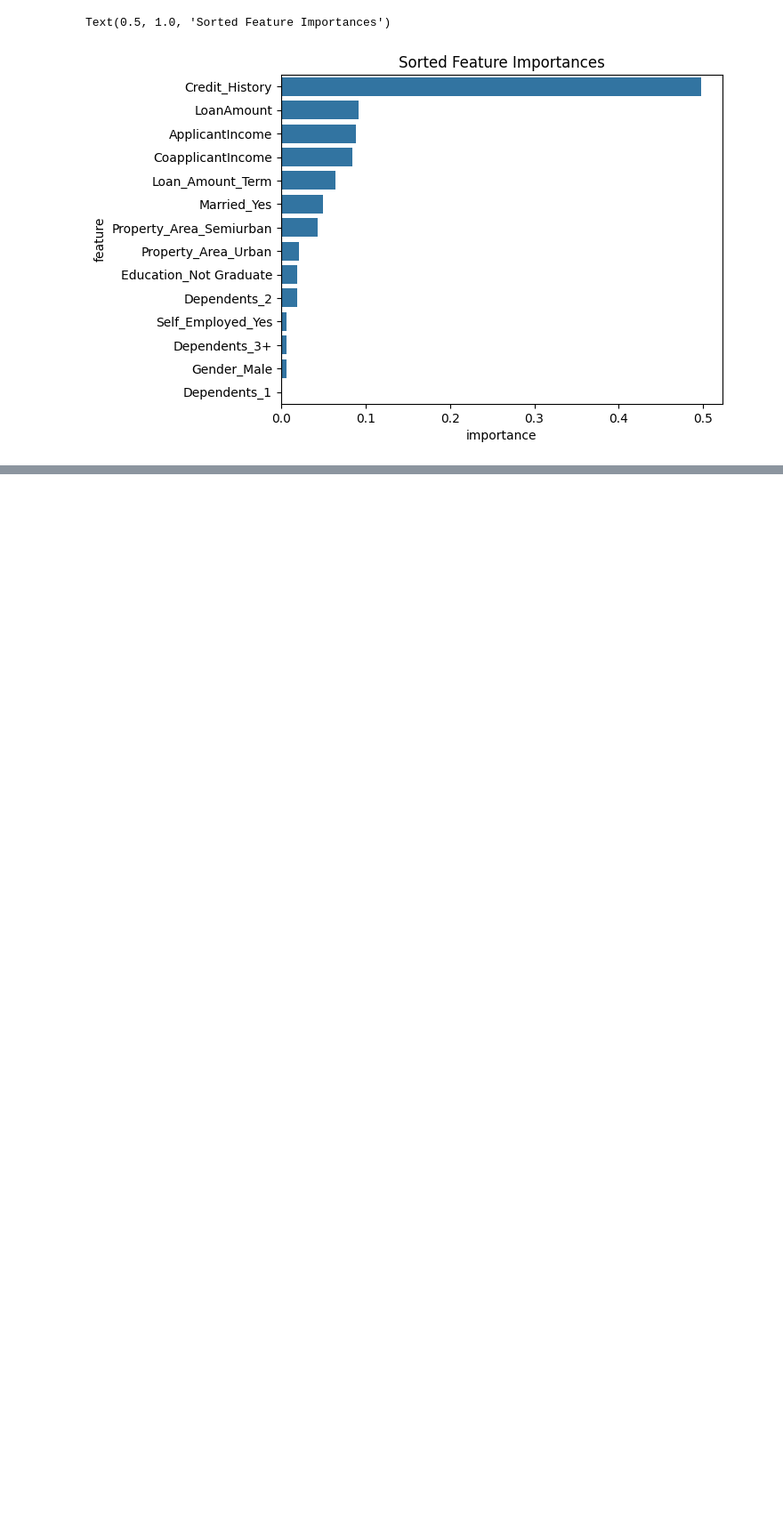
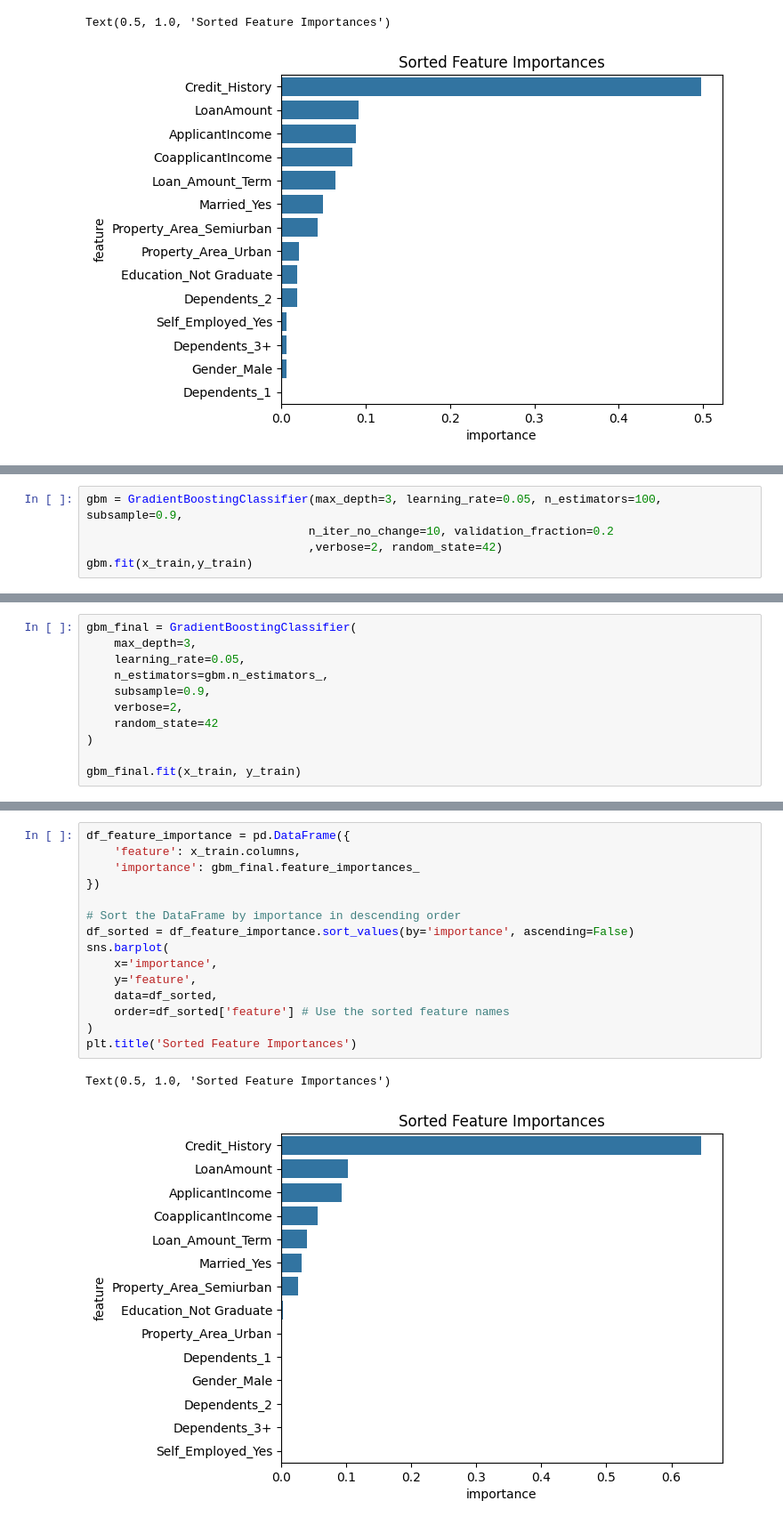
Before and after one commit to EdwinVivek/ML-hands-on-notebooks, a Jupyter notebook: Tree and Ensemble/tree_classification.ipynb, the cells around one changed output, grey strips where cells are left out. Shown at 89% size. Drawn from its saved outputs; the diff is of its cells as text; blank space fills up the shorter version.

```diff
--- a/Tree and Ensemble/tree_classification.ipynb
+++ b/Tree and Ensemble/tree_classification.ipynb
@@ -1079,0 +1085,5 @@ Text(0.5, 1.0, 'Sorted Feature Importances')
+# %%
+gbm = GradientBoostingClassifier(max_depth=3, learning_rate=0.05, n_estimators=100, subsample=0.9,
+                                n_iter_no_change=10, validation_fraction=0.2
+                                ,verbose=2, random_state=42)
+gbm.fit(x_train,y_train)
@@ -1079,0 +1243,11 @@ Text(0.5, 1.0, 'Sorted Feature Importances')
+# %%
+gbm_final = GradientBoostingClassifier(
+    max_depth=3,
+    learning_rate=0.05,
+    n_estimators=gbm.n_estimators_,
+    subsample=0.9,
+    verbose=2,
+    random_state=42
+)
+
+gbm_final.fit(x_train, y_train)
@@ -1079,0 +1278,18 @@ Text(0.5, 1.0, 'Sorted Feature Importances')
+# %%
+df_feature_importance = pd.DataFrame({
+    'feature': x_train.columns,
+    'importance': gbm_final.feature_importances_
+})
+
+# Sort the DataFrame by importance in descending order
+df_sorted = df_feature_importance.sort_values(by='importance', ascending=False)
+sns.barplot(
+    x='importance',
+    y='feature',
+    data=df_sorted,
+    order=df_sorted['feature'] # Use the sorted feature names
+)
+plt.title('Sorted Feature Importances')
+# %% [output]
+Text(0.5, 1.0, 'Sorted Feature Importances')
+[figure, added]
```
Also changed, not shown: parts of 20 cells of this notebook.
